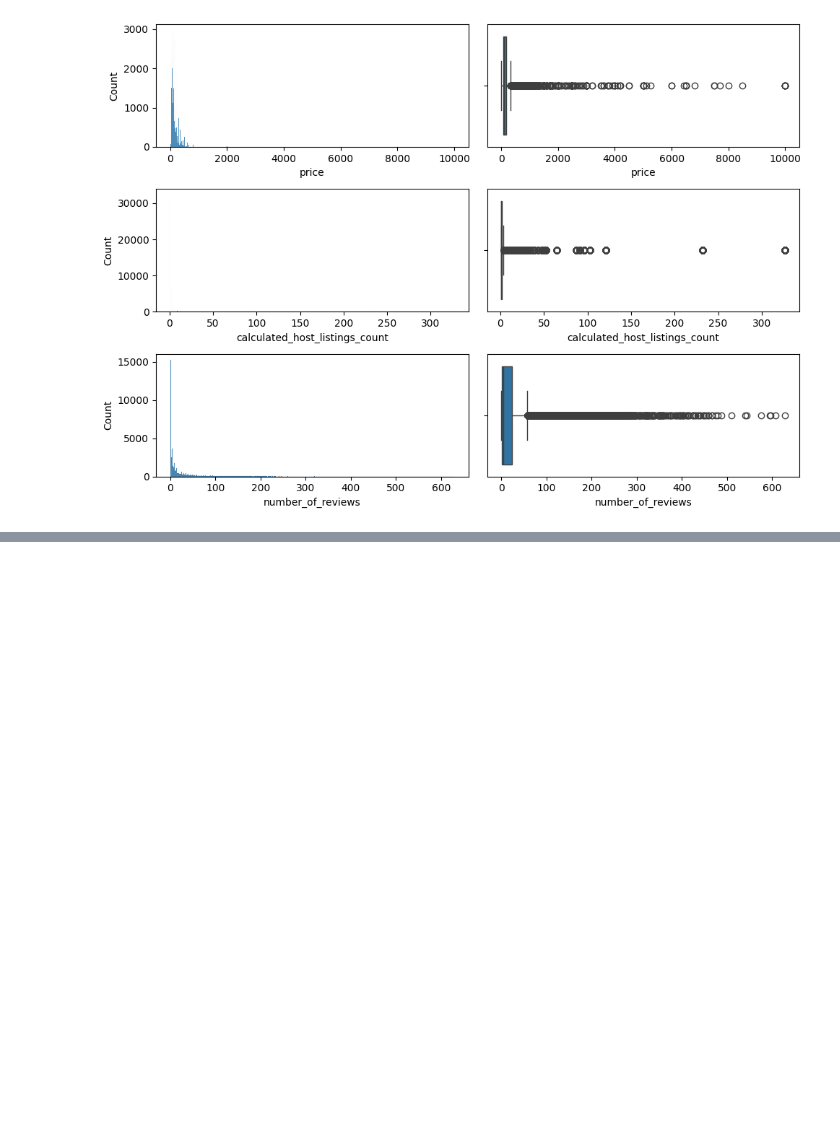
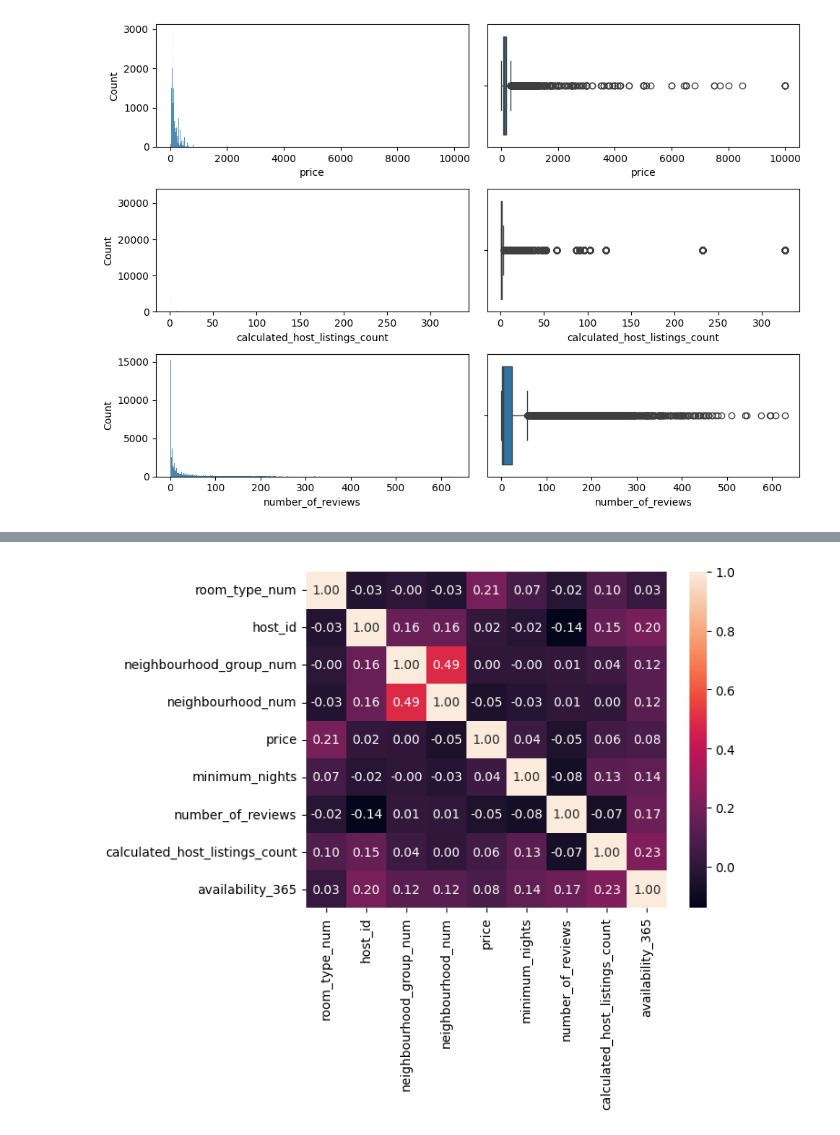
Before and after one commit to RF3814/EDA_RH, a Jupyter notebook: src/explore.ipynb, the cells around one changed output, grey strips where cells are left out. Saved outputs shown, nothing was run; the diff lists cells and outputs as text; code cells hidden in the pictures; blank space fills up the shorter version.

```diff
--- a/src/explore.ipynb
+++ b/src/explore.ipynb
@@ -100,0 +125,11 @@ plt.show()
+# %%
+#anlisis numerico categorico
+
+datos_c["room_type_num"]=pd.factorize(datos_c["room_type"])[0]
+datos_c["neighbourhood_group_num"]=pd.factorize(datos_c["neighbourhood_group"])[0]
+datos_c["neighbourhood_num"]=pd.factorize(datos_c["neighbourhood"])[0]
+sns.heatmap(data=datos_c[["room_type_num","host_id","neighbourhood_group_num","neighbourhood_num","price","minimum_nights","number_of_reviews","calculated_host_listings_count","availability_365"]].corr(),annot=True,fmt=".2f")
+
+plt.show()
+# %% [output]
+[figure, added]
```
Also changed, not shown: parts of 13 cells of this notebook, 2 other files.
